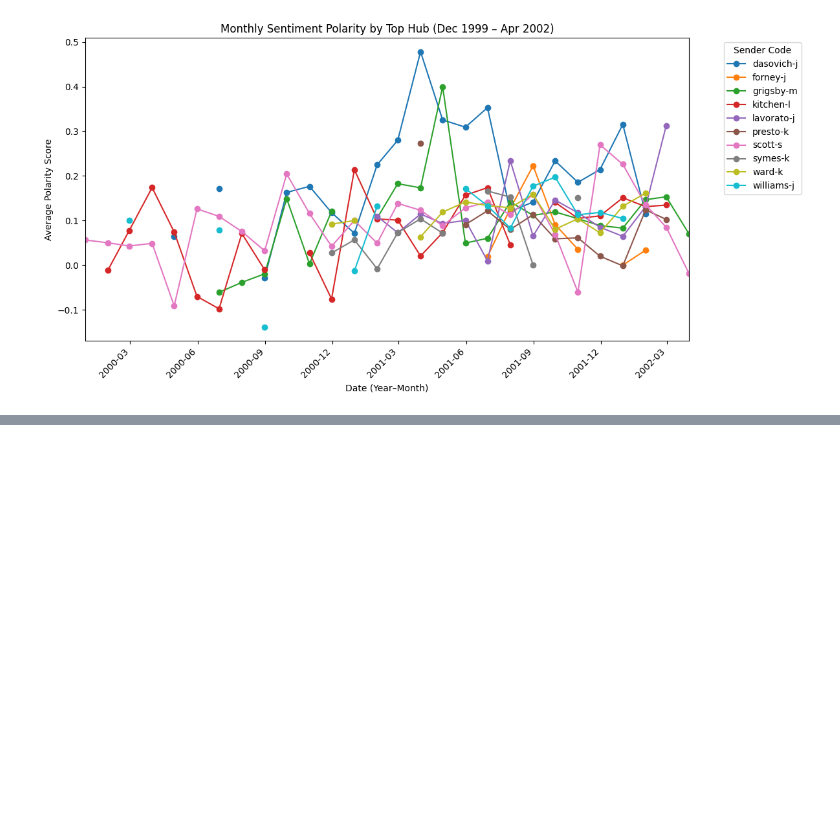
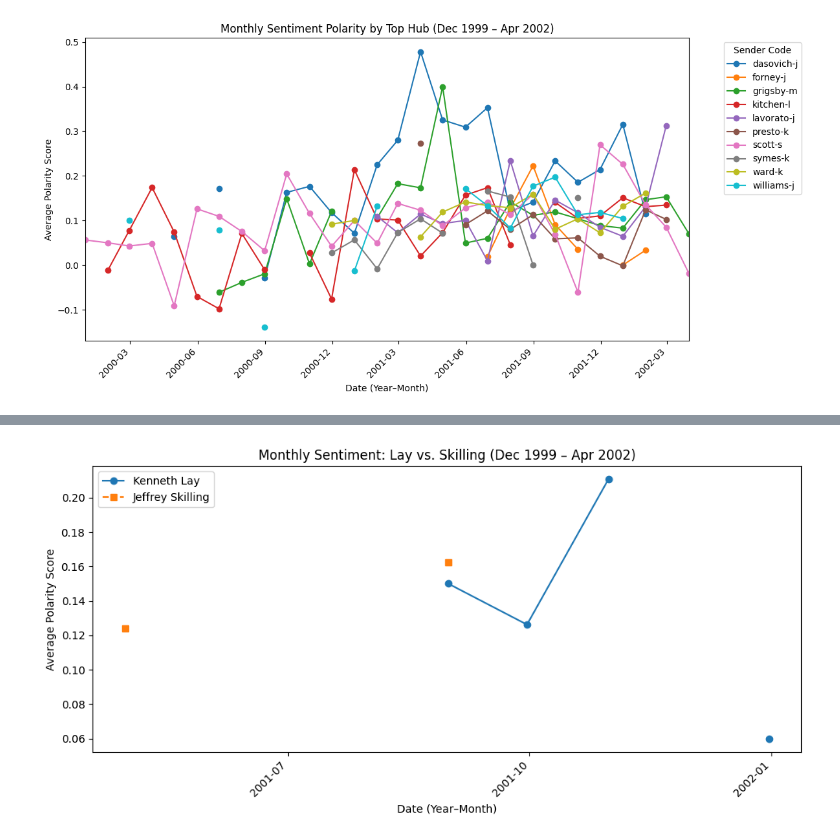
Before and after one commit to Cwarburg/Enron-network-analysis, a Jupyter notebook: NLP.ipynb, the cells around one changed output, grey strips where cells are left out. Saved outputs shown, nothing was run; the diff lists cells and outputs as text; code cells hidden in the pictures; blank space fills up the shorter version.

Commit message:
NLP.ipynb maybe finished?? with text and minor website updates

```diff
--- a/NLP.ipynb
+++ b/NLP.ipynb
@@ -504,0 +232,39 @@ result_df
+# %%
+# Lay’s and Skilling’s outgoing mail
+lay = df[df['sender'].str.contains(r'\bLay\b', case=False, na=False)].copy()
+skill = df[df['sender'].str.contains(r'\bSkill', case=False, na=False)].copy()
+
+#Parse dates & compute TextBlob polarity
+for subset in (lay, skill):
+    subset['date'] = pd.to_datetime(subset['date'])
+    subset['sentiment'] = subset['content'].fillna('').apply(
+        lambda txt: TextBlob(txt).sentiment.polarity
+    )
+
+# Restrict to Dec 1999+ and aggregate by month
+lay = lay[lay['date'] >= '1999-12-01'].set_index('date')
+skill = skill[skill['date'] >= '1999-12-01'].set_index('date')
+
+lay_ts   = lay['sentiment'].resample('M').mean()
+skill_ts = skill['sentiment'].resample('M').mean()
+
+# Plot both series side by side
+fig, ax = plt.subplots(figsize=(10,5))
+ax.plot(lay_ts.index,   lay_ts.values,   'o-', label='Kenneth Lay')
+ax.plot(skill_ts.index, skill_ts.values, 's--', label='Jeffrey Skilling')
+
+# Formatting: zoom to data range, quarterly ticks
+#ax.set_xlim('1999-12-01', '2002-04-30')
+ax.xaxis.set_major_locator(mdates.MonthLocator(bymonthday=1, interval=3))
+ax.xaxis.set_major_formatter(mdates.DateFormatter('%Y-%m'))
+plt.setp(ax.get_xticklabels(), rotation=45, ha='right')
+
+ax.set_title('Monthly Sentiment: Lay vs. Skilling (Dec 1999 – Apr 2002)')
+ax.set_xlabel('Date (Year–Month)')
+ax.set_ylabel('Average Polarity Score')
+ax.legend(loc='upper left')
+
+plt.tight_layout()
+plt.show()
+# %% [output]
+[figure, added]
```
Also changed, not shown: parts of 25 cells of this notebook, 1 other file.
